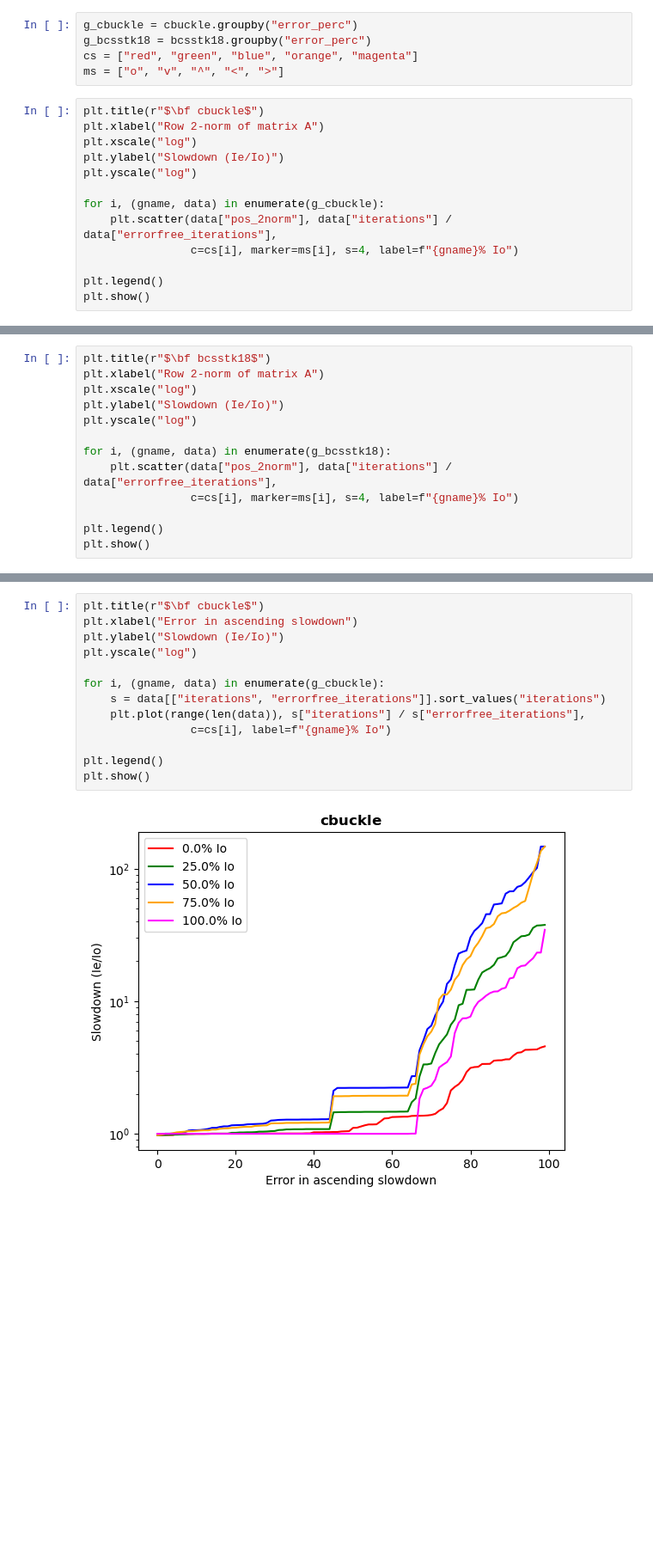
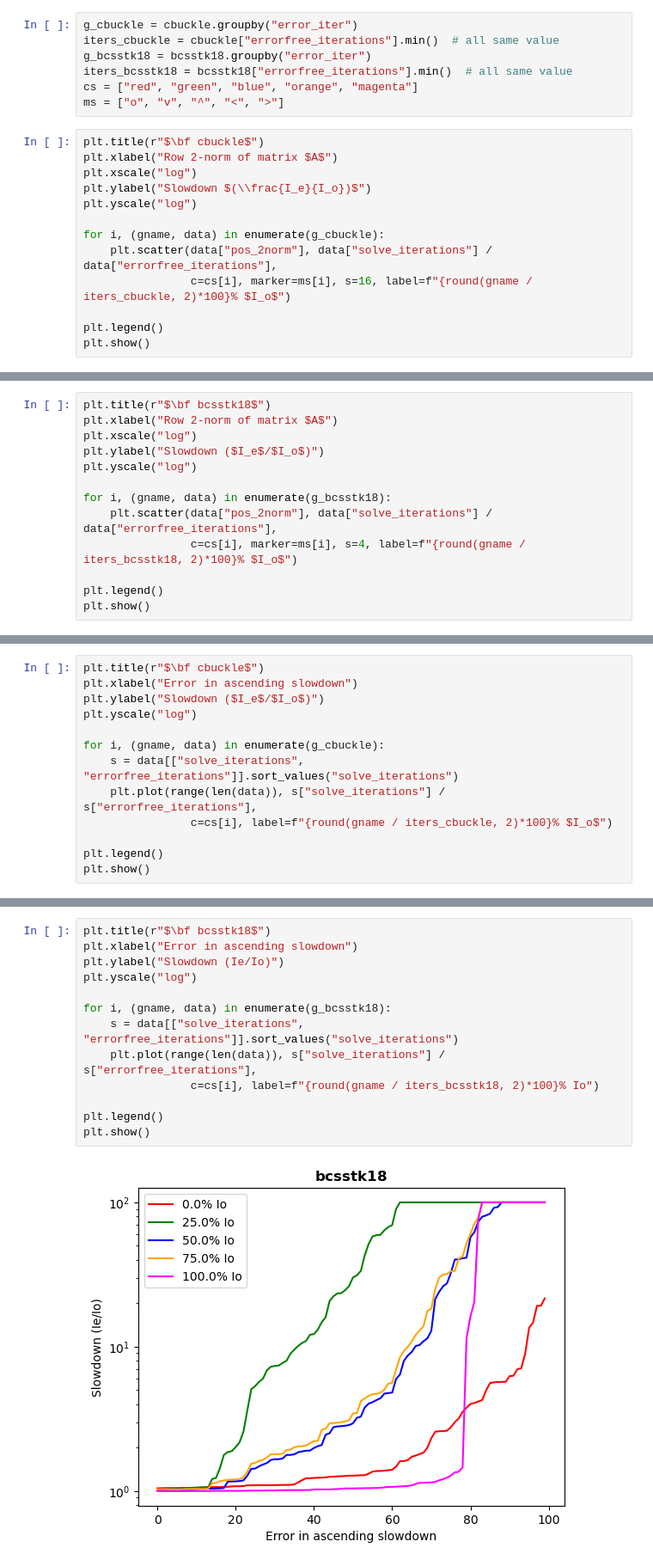
Before and after one commit to DanielRJohnson/Dynamic-Selective-Protection, a Jupyter notebook: analyses/iteration_2norm_corrs.ipynb, the cells around one changed output, grey strips where cells are left out. Shown at 86% size. Saved outputs shown, nothing was run; the diff lists cells and outputs as text; blank space fills up the shorter version.

Commit message:
update analyses for switch from error percentage to iteration

```diff
--- a/analyses/iteration_2norm_corrs.ipynb
+++ b/analyses/iteration_2norm_corrs.ipynb
@@ -25,18 +24,20 @@ bcsstk18.head()
 # %%
-g_cbuckle = cbuckle.groupby("error_perc")
-g_bcsstk18 = bcsstk18.groupby("error_perc")
+g_cbuckle = cbuckle.groupby("error_iter")
+iters_cbuckle = cbuckle["errorfree_iterations"].min()  # all same value
+g_bcsstk18 = bcsstk18.groupby("error_iter")
+iters_bcsstk18 = bcsstk18["errorfree_iterations"].min()  # all same value
 cs = ["red", "green", "blue", "orange", "magenta"]
 ms = ["o", "v", "^", "<", ">"]
 # %%
 plt.title(r"$\bf cbuckle$")
-plt.xlabel("Row 2-norm of matrix A")
+plt.xlabel("Row 2-norm of matrix $A$")
 plt.xscale("log")
-plt.ylabel("Slowdown (Ie/Io)")
+plt.ylabel("Slowdown $(\\frac{I_e}{I_o})$")
 plt.yscale("log")
 
 for i, (gname, data) in enumerate(g_cbuckle):
-    plt.scatter(data["pos_2norm"], data["iterations"] / data["errorfree_iterations"],
-                c=cs[i], marker=ms[i], s=4, label=f"{gname}% Io")
+    plt.scatter(data["pos_2norm"], data["solve_iterations"] / data["errorfree_iterations"],
+                c=cs[i], marker=ms[i], s=16, label=f"{round(gname / iters_cbuckle, 2)*100}% $I_o$")
 
 plt.legend()
 plt.show()
@@ -45,13 +46,13 @@ plt.show()
 # %%
 plt.title(r"$\bf bcsstk18$")
-plt.xlabel("Row 2-norm of matrix A")
+plt.xlabel("Row 2-norm of matrix $A$")
 plt.xscale("log")
-plt.ylabel("Slowdown (Ie/Io)")
+plt.ylabel("Slowdown ($I_e$/$I_o$)")
 plt.yscale("log")
 
 for i, (gname, data) in enumerate(g_bcsstk18):
-    plt.scatter(data["pos_2norm"], data["iterations"] / data["errorfree_iterations"],
-                c=cs[i], marker=ms[i], s=4, label=f"{gname}% Io")
+    plt.scatter(data["pos_2norm"], data["solve_iterations"] / data["errorfree_iterations"],
+                c=cs[i], marker=ms[i], s=4, label=f"{round(gname / iters_bcsstk18, 2)*100}% $I_o$")
 
 plt.legend()
 plt.show()
@@ -59,0 +61,13 @@ plt.show()
+# %%
+plt.title(r"$\bf cbuckle$")
+plt.xlabel("Error in ascending slowdown")
+plt.ylabel("Slowdown ($I_e$/$I_o$)")
+plt.yscale("log")
+
+for i, (gname, data) in enumerate(g_cbuckle):
+    s = data[["solve_iterations", "errorfree_iterations"]].sort_values("solve_iterations")
+    plt.plot(range(len(data)), s["solve_iterations"] / s["errorfree_iterations"],
+                c=cs[i], label=f"{round(gname / iters_cbuckle, 2)*100}% $I_o$")
+
+plt.legend()
+plt.show()
@@ -60,15 +76,15 @@ plt.show()
 # %%
-plt.title(r"$\bf cbuckle$")
+plt.title(r"$\bf bcsstk18$")
 plt.xlabel("Error in ascending slowdown")
 plt.ylabel("Slowdown (Ie/Io)")
 plt.yscale("log")
 
-for i, (gname, data) in enumerate(g_cbuckle):
-    s = data[["iterations", "errorfree_iterations"]].sort_values("iterations")
-    plt.plot(range(len(data)), s["iterations"] / s["errorfree_iterations"],
-                c=cs[i], label=f"{gname}% Io")
+for i, (gname, data) in enumerate(g_bcsstk18):
+    s = data[["solve_iterations", "errorfree_iterations"]].sort_values("solve_iterations")
+    plt.plot(range(len(data)), s["solve_iterations"] / s["errorfree_iterations"],
+                c=cs[i], label=f"{round(gname / iters_bcsstk18, 2)*100}% Io")
 
 plt.legend()
 plt.show()
 # %% [output]
-[figure, old version]
+[figure, new version]
```
Also changed, not shown: parts of 7 cells of this notebook, 4 other files.
